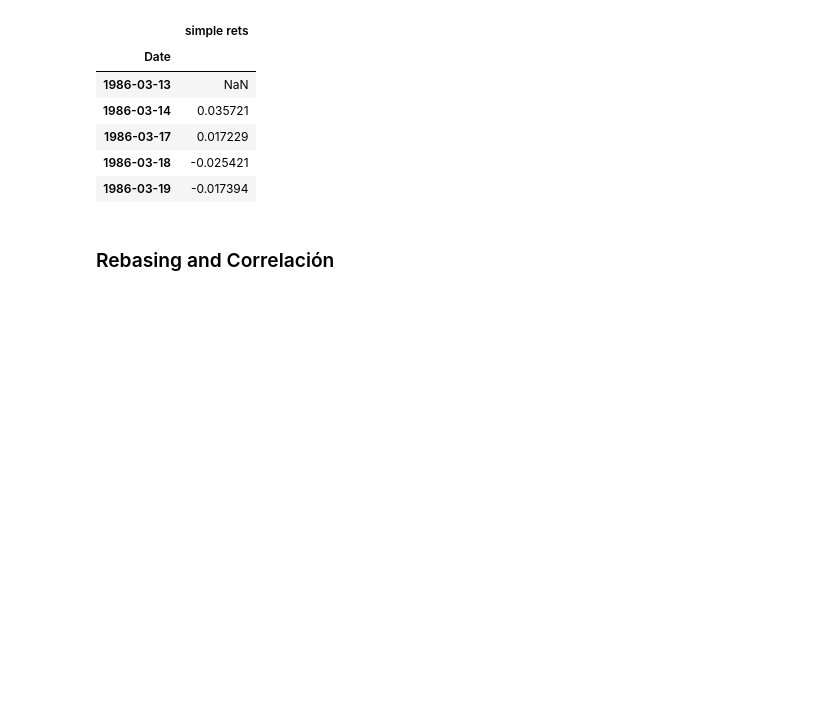
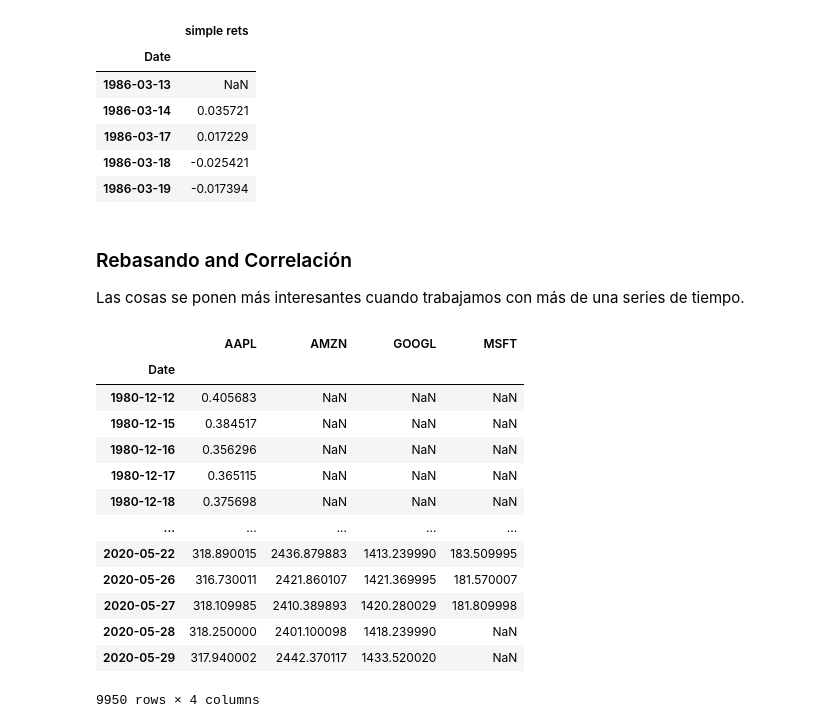
Before and after one commit to EricJDavila/PythonForExcel, a Jupyter notebook: cap0601_analisisTSconPandas.ipynb, the cells around one changed output. Cells and saved outputs as stored; diff of their text form; code cells hidden in the pictures; blank space fills up the shorter version.

Commit message:
Final capítulo 6 de pandas.

```diff
--- a/cap0601_analisisTSconPandas.ipynb
+++ b/cap0601_analisisTSconPandas.ipynb
@@ -187,5 +187,36 @@ simple_rets.head()
 | 1986-03-17 | 0.017229 |
 | 1986-03-18 | -0.025421 |
 | 1986-03-19 | -0.017394 |
-# %% [markdown]
-### Rebasing and Correlación
+# %% [markdown]
+### Rebasando and Correlación
+Las cosas se ponen más interesantes cuando trabajamos con más de una series de tiempo.
+# %%
+partes = [] #Lista para recolectar los DataFrames Individuales.
+for ticker in ["AAPL", "AMZN", "GOOGL", "MSFT"]:
+    #"usecols" nos permite leer únicamente las columnas Date y Adj Close
+    #Para un refresco de f-strings, vea el Capítulo 3.
+    adj_close = pd.read_csv(f"csv/{ticker}.csv",
+                            index_col="Date", parse_dates=["Date"],
+                            usecols=["Date", "Adj Close"])
+    #Renombra la columnas con el símbolo del ticker.
+    adj_close = adj_close.rename(columns={"Adj Close": ticker})
+    #Agrega los DataFrames a la lista de partes.
+    partes.append(adj_close)
+#Combina los cuatro DataFrames en un solo DataFrame.
+adj_close = pd.concat(partes, axis=1)
+adj_close
+# %% [output]
+|  | AAPL | AMZN | GOOGL | MSFT |
+| Date |  |  |  |  |
+| 1980-12-12 | 0.405683 | NaN | NaN | NaN |
+| 1980-12-15 | 0.384517 | NaN | NaN | NaN |
+| 1980-12-16 | 0.356296 | NaN | NaN | NaN |
+| 1980-12-17 | 0.365115 | NaN | NaN | NaN |
+| 1980-12-18 | 0.375698 | NaN | NaN | NaN |
+| ... | ... | ... | ... | ... |
+| 2020-05-22 | 318.890015 | 2436.879883 | 1413.239990 | 183.509995 |
+| 2020-05-26 | 316.730011 | 2421.860107 | 1421.369995 | 181.570007 |
+| 2020-05-27 | 318.109985 | 2410.389893 | 1420.280029 | 181.809998 |
+| 2020-05-28 | 318.250000 | 2401.100098 | 1418.239990 | NaN |
+| 2020-05-29 | 317.940002 | 2442.370117 | 1433.520020 | NaN |
+9950 rows × 4 columns
```
Also changed, not shown: parts of 14 cells of this notebook, 3 other files.
